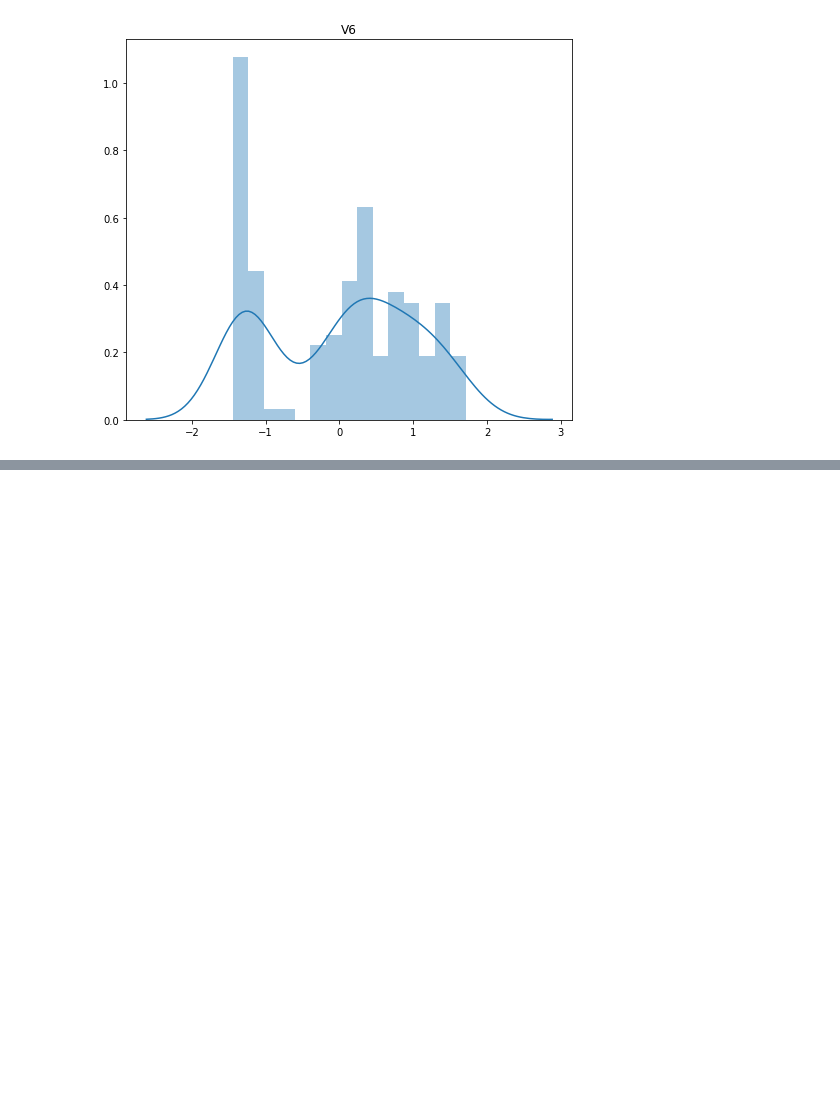
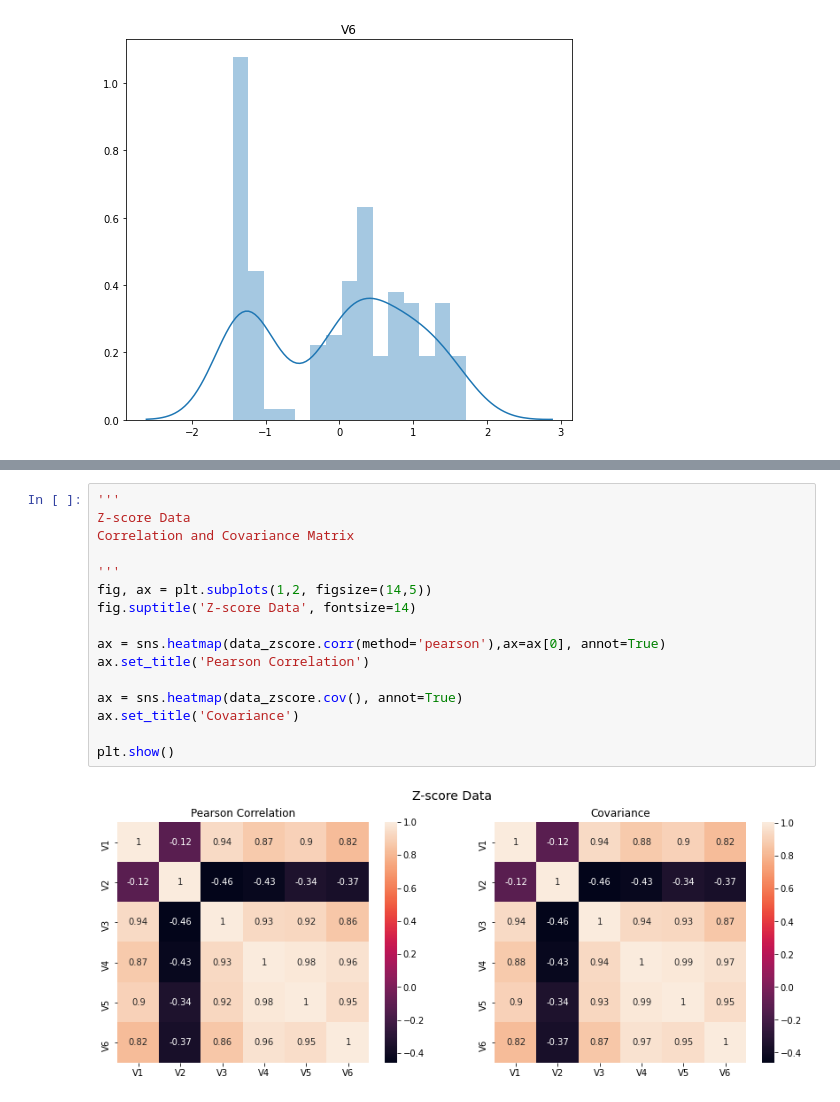
Before and after one commit to carvalheirafc/dim0097, a Jupyter notebook: lista1/questão_c.ipynb, the cells around one changed output, grey strips where cells are left out. Drawn from its saved outputs; the diff is of its cells as text; blank space fills up the shorter version.

```diff
--- a/lista1/questão_c.ipynb
+++ b/lista1/questão_c.ipynb
@@ -161,0 +180,18 @@ for var in data_zscore.columns:
+# %%
+'''
+Z-score Data
+Correlation and Covariance Matrix
+
+'''
+fig, ax = plt.subplots(1,2, figsize=(14,5))
+fig.suptitle('Z-score Data', fontsize=14)
+
+ax = sns.heatmap(data_zscore.corr(method='pearson'),ax=ax[0], annot=True)
+ax.set_title('Pearson Correlation')
+
+ax = sns.heatmap(data_zscore.cov(), annot=True)
+ax.set_title('Covariance')
+
+plt.show()
+# %% [output]
+[figure, added]
```
Also changed, not shown: parts of 1 cell of this notebook.
